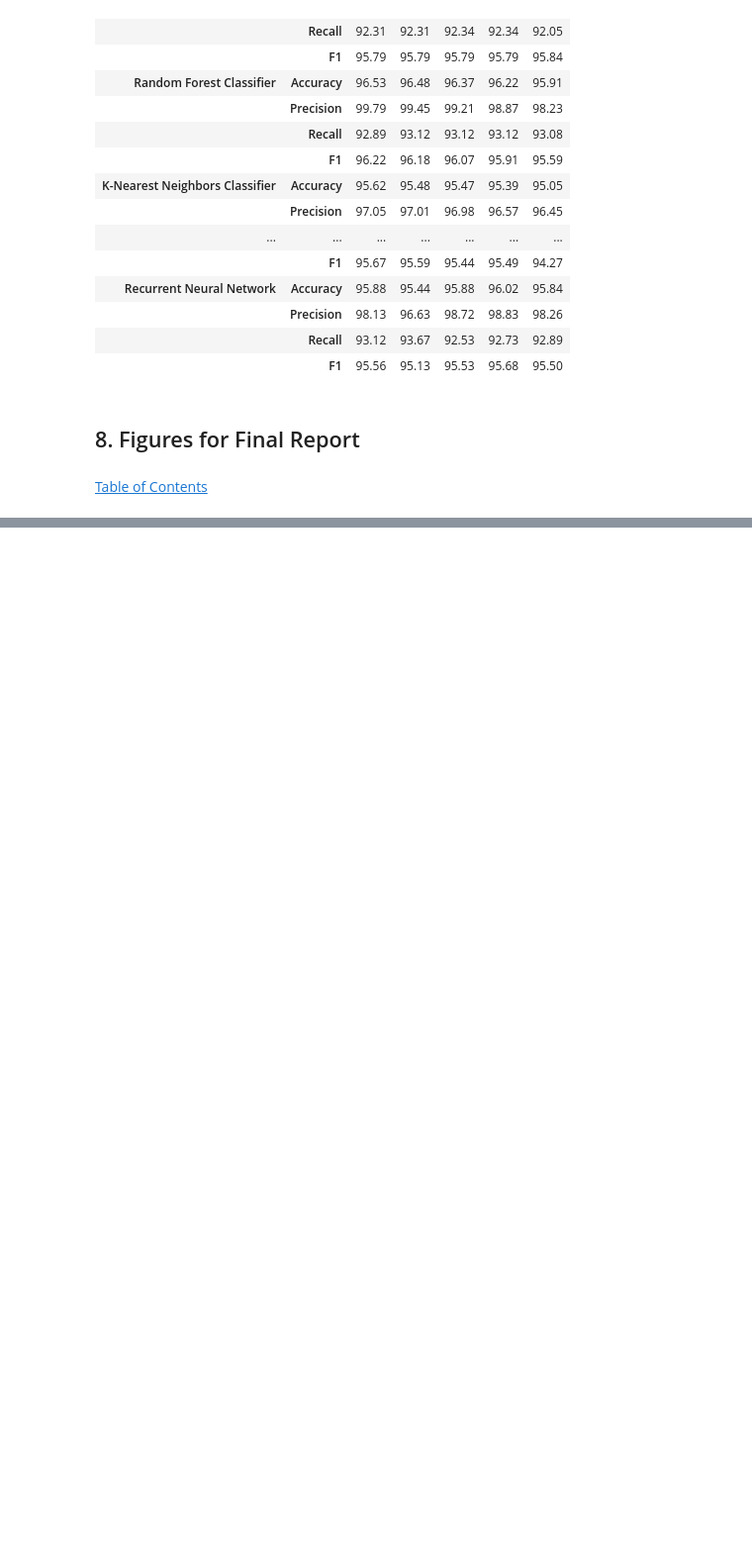
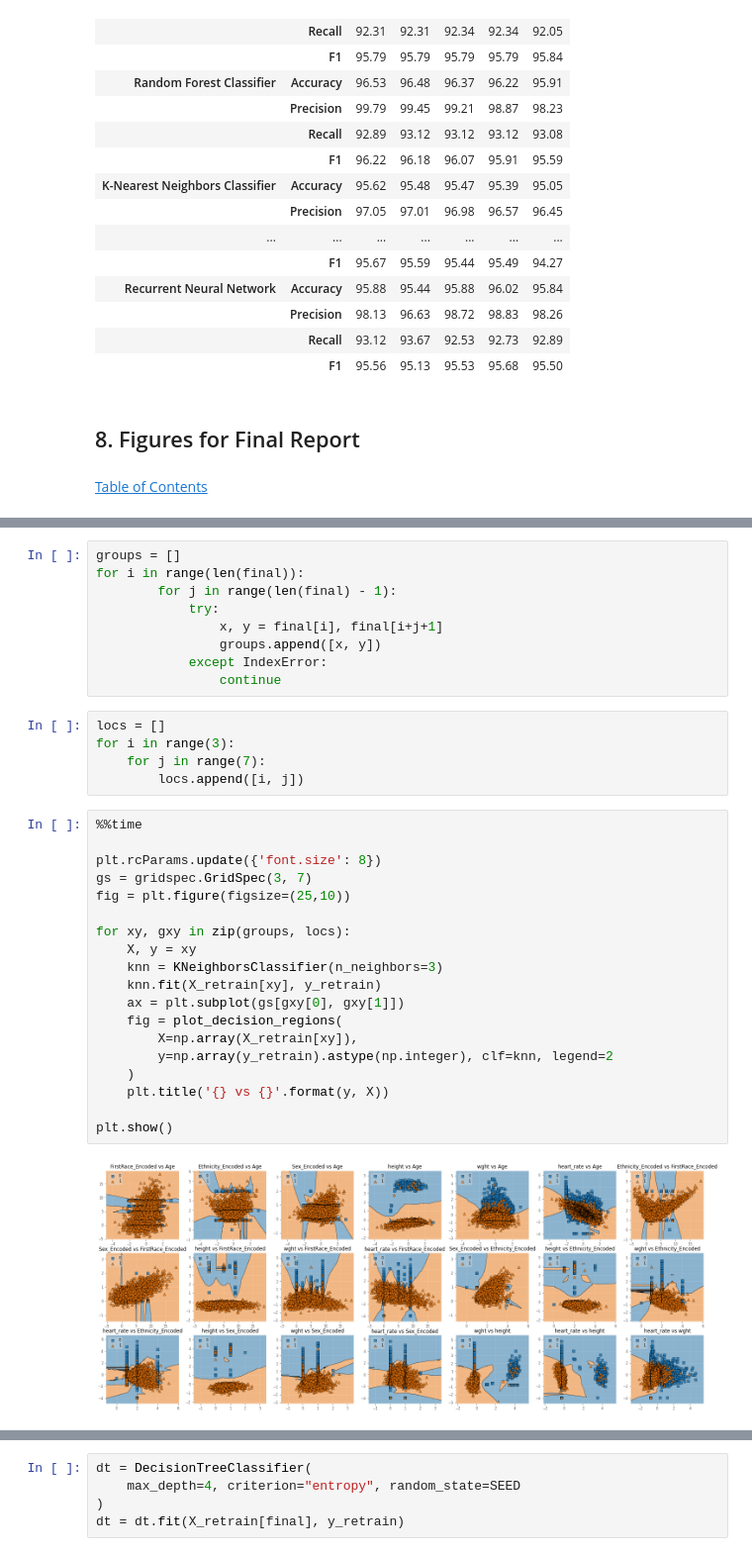
Before and after one commit to iainmuir6/Machine-Learning-with-Coronavirus-Data, a Jupyter notebook: ml_covid_research_final.ipynb, the cells around one changed output, grey strips where cells are left out. Shown at 99% size. Saved outputs shown, nothing was run; the diff lists cells and outputs as text; blank space fills up the shorter version.

```diff
--- a/ml_covid_research_final.ipynb
+++ b/ml_covid_research_final.ipynb
@@ -2041,0 +2028,35 @@ initial = [
+# %%
+groups = []
+for i in range(len(final)):
+        for j in range(len(final) - 1):
+            try:
+                x, y = final[i], final[i+j+1]
+                groups.append([x, y])
+            except IndexError:
+                continue
+# %%
+locs = []
+for i in range(3):
+    for j in range(7):
+        locs.append([i, j])
+# %%
+%%time
+
+plt.rcParams.update({'font.size': 8})
+gs = gridspec.GridSpec(3, 7)
+fig = plt.figure(figsize=(25,10))
+
+for xy, gxy in zip(groups, locs):
+    X, y = xy
+    knn = KNeighborsClassifier(n_neighbors=3)
+    knn.fit(X_retrain[xy], y_retrain)
+    ax = plt.subplot(gs[gxy[0], gxy[1]])
+    fig = plot_decision_regions(
+        X=np.array(X_retrain[xy]),
+        y=np.array(y_retrain).astype(np.integer), clf=knn, legend=2
+    )
+    plt.title('{} vs {}'.format(y, X))
+
+plt.show()
+# %% [output]
+[figure, added]
@@ -2041,0 +2065,5 @@ initial = [
+# %%
+dt = DecisionTreeClassifier(
+    max_depth=4, criterion="entropy", random_state=SEED
+)
+dt = dt.fit(X_retrain[final], y_retrain)
```
Also changed, not shown: parts of 32 cells of this notebook.
